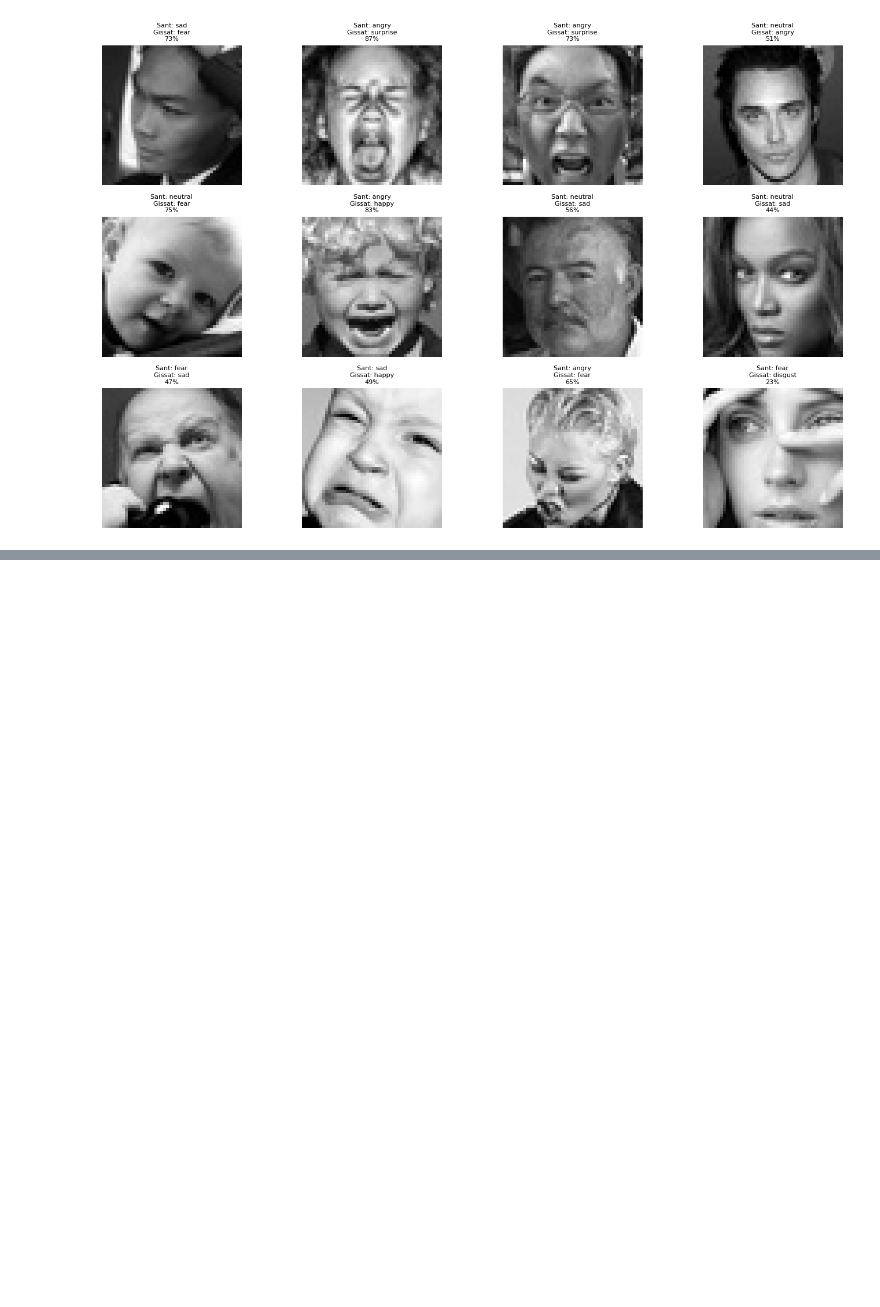
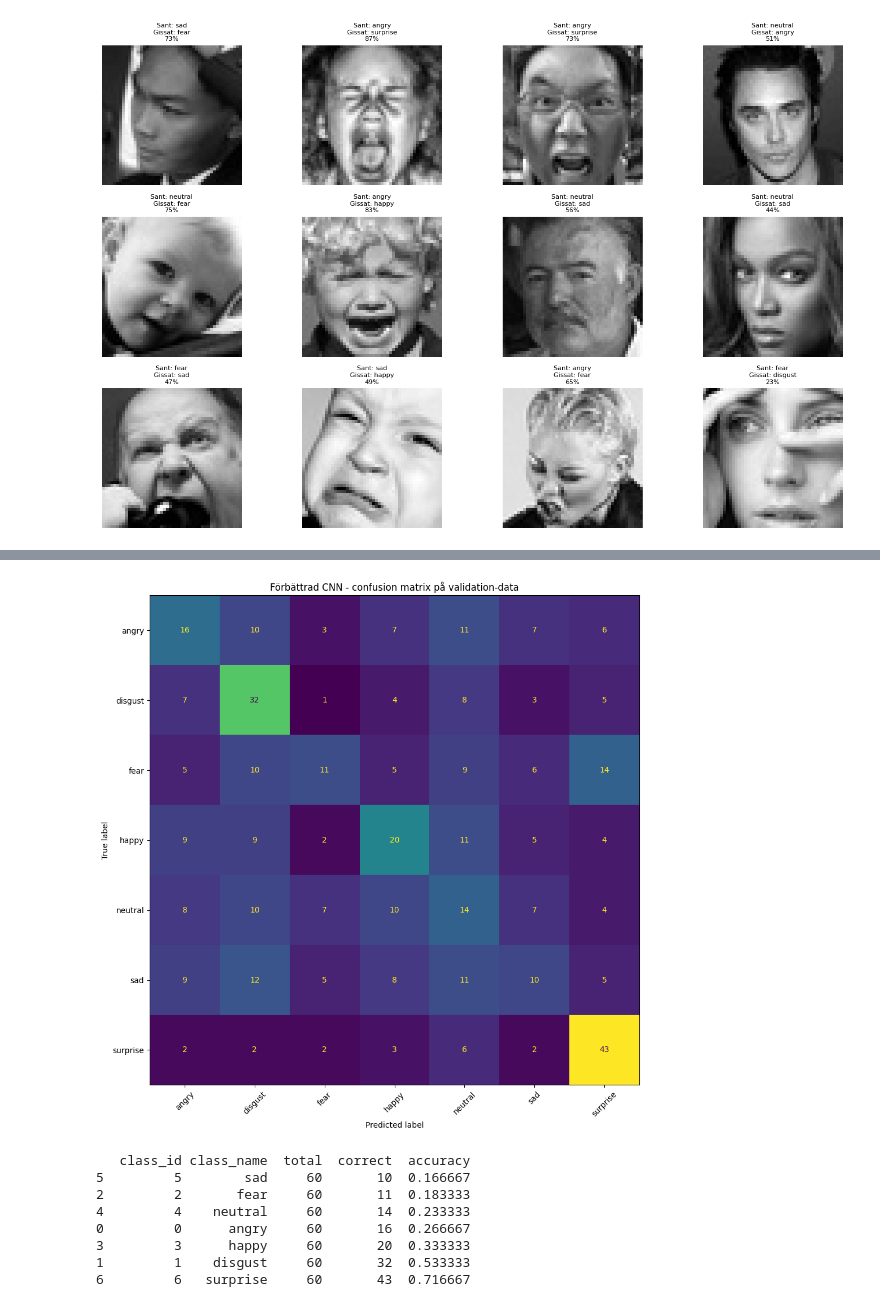
Before and after one commit to EliWei/CNN_individual_assignment, a Jupyter notebook: fer_klassificering.ipynb, the cells around one changed output, grey strips where cells are left out. Drawn from its saved outputs; the diff is of its cells as text; code cells hidden in the pictures; blank space fills up the shorter version.

```diff
--- a/fer_klassificering.ipynb
+++ b/fer_klassificering.ipynb
@@ -533,0 +679,25 @@ plot_misclassified_examples(
+# %%
+# Och en confusion matrix
+
+# angry visar stor förbättring jämfört med baseline: från 16.7% till 26.7%
+# sad, fear och neutral fortfarande svårast
+
+improved_cm = plot_confusion_matrix(
+    y_val,
+    improved_val_pred,
+    class_names,
+    title="Förbättrad CNN - confusion matrix på validation-data"
+)
+
+improved_per_class = calculate_per_class_accuracy(improved_cm, class_names)
+print(improved_per_class)
+# %% [output]
+[figure, added]
+   class_id class_name  total  correct  accuracy
+5         5        sad     60       10  0.166667
+2         2       fear     60       11  0.183333
+4         4    neutral     60       14  0.233333
+0         0      angry     60       16  0.266667
+3         3      happy     60       20  0.333333
+1         1    disgust     60       32  0.533333
+6         6   surprise     60       43  0.716667
```
Also changed, not shown: parts of 11 cells of this notebook.
